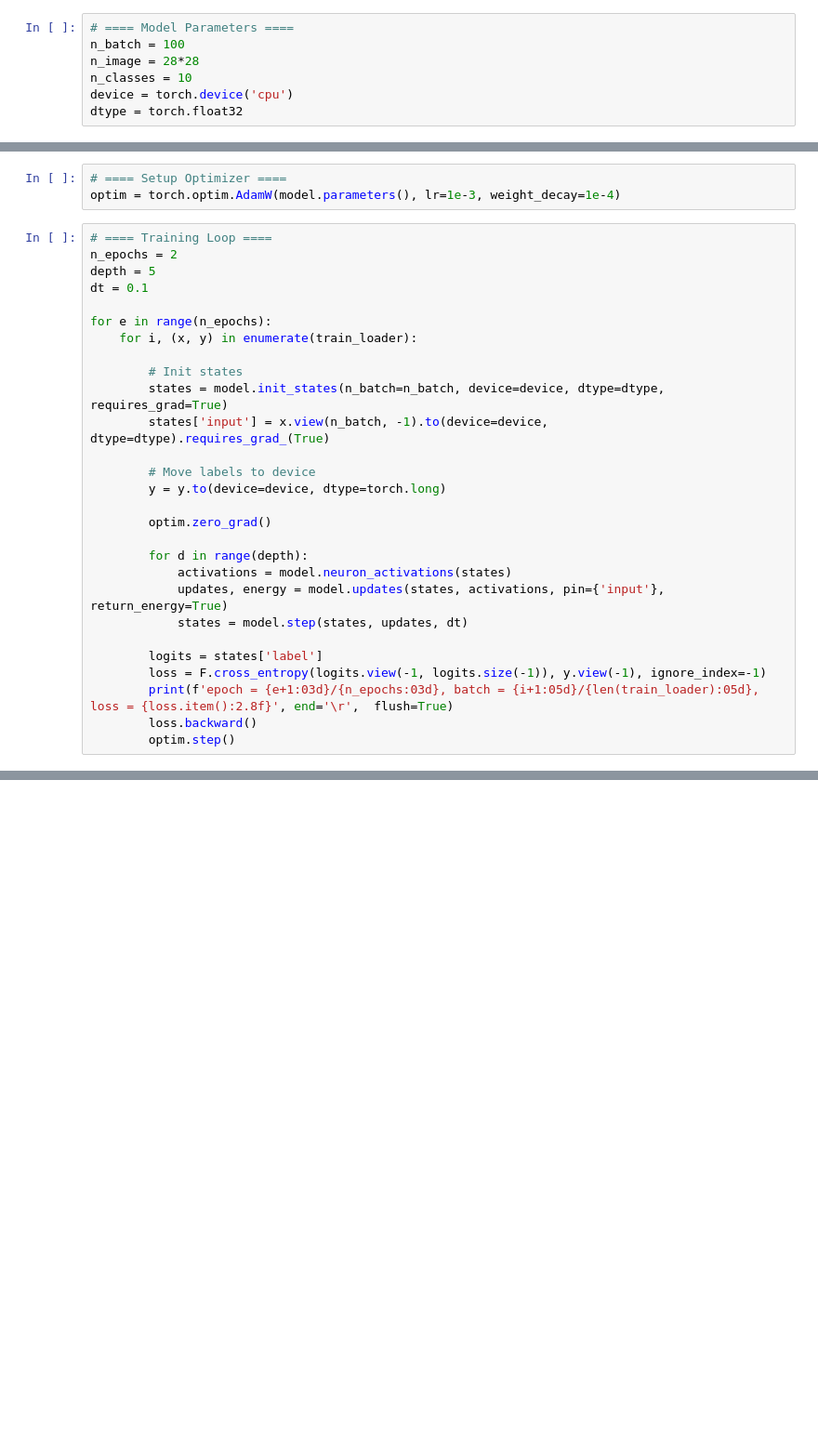
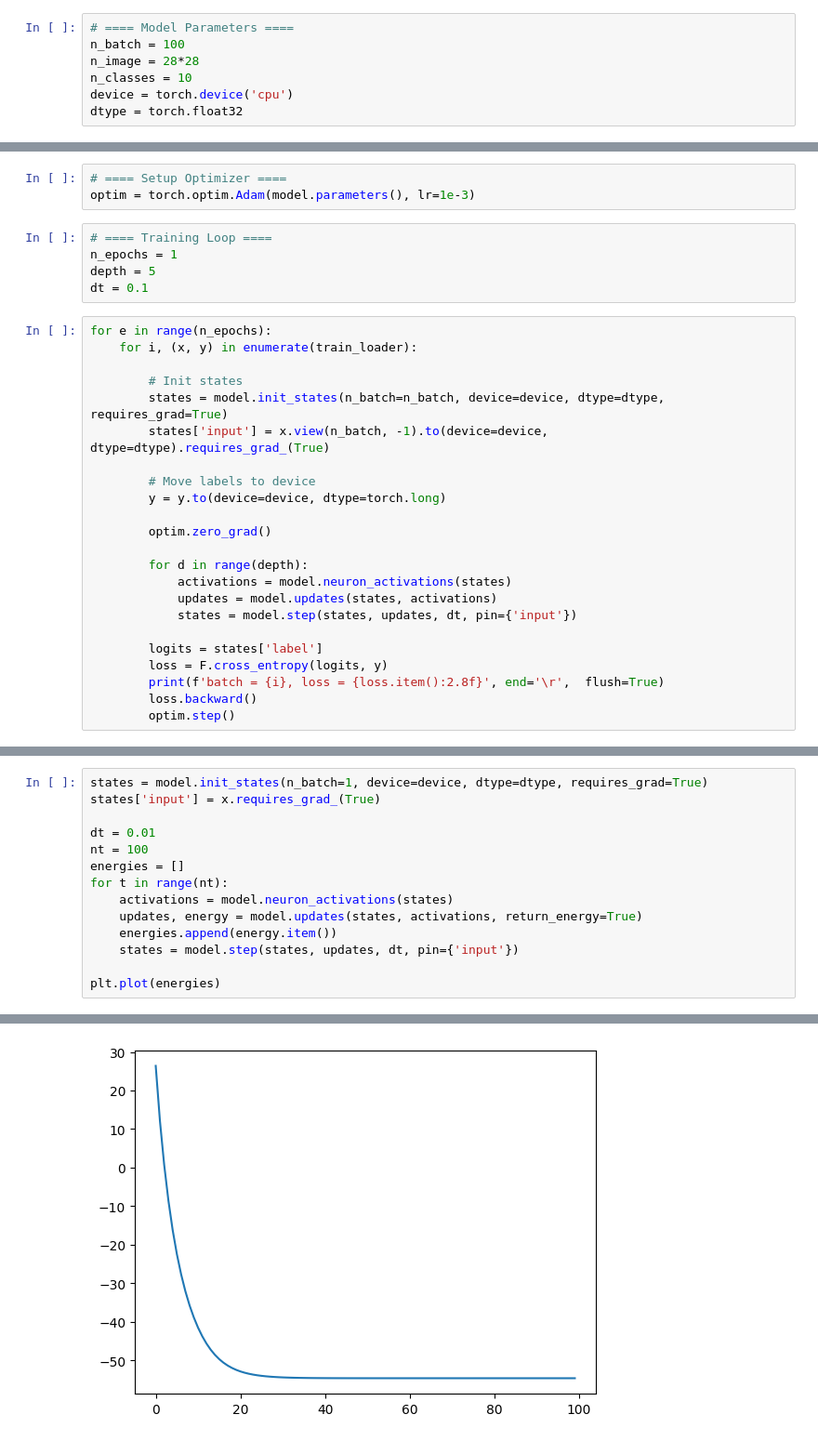
Before and after one commit to thomasjgrady/torch-ham, a Jupyter notebook: mnist.ipynb, the cells around one changed output, grey strips where cells are left out. Shown: that part at 93% size. Drawn from its saved outputs; the diff is of its cells as text; blank space fills up the shorter version.

```diff
--- a/mnist.ipynb
+++ b/mnist.ipynb
@@ -42,13 +42,13 @@ train_loader = torch.utils.data.DataLoader(train_set, batch_size=n_batch)
 test_loader = torch.utils.data.DataLoader(test_set, batch_size=n_batch)
 # %%
 # ==== Setup Optimizer ====
-optim = torch.optim.AdamW(model.parameters(), lr=1e-3, weight_decay=1e-4)
+optim = torch.optim.Adam(model.parameters(), lr=1e-3)
+# %%
+# ==== Training Loop ====
+n_epochs = 1
+depth = 5
+dt = 0.1
 # %%
-# ==== Training Loop ====
-n_epochs = 2
-depth = 5
-dt = 0.1
-
 for e in range(n_epochs):
     for i, (x, y) in enumerate(train_loader):
 
@@ -63,12 +63,12 @@ for e in range(n_epochs):
 
         for d in range(depth):
             activations = model.neuron_activations(states)
-            updates, energy = model.updates(states, activations, pin={'input'}, return_energy=True)
-            states = model.step(states, updates, dt)
+            updates = model.updates(states, activations)
+            states = model.step(states, updates, dt, pin={'input'})
 
         logits = states['label']
-        loss = F.cross_entropy(logits.view(-1, logits.size(-1)), y.view(-1), ignore_index=-1)
-        print(f'epoch = {e+1:03d}/{n_epochs:03d}, batch = {i+1:05d}/{len(train_loader):05d}, loss = {loss.item():2.8f}', end='\r',  flush=True)
+        loss = F.cross_entropy(logits, y)
+        print(f'batch = {i}, loss = {loss.item():2.8f}', end='\r',  flush=True)
         loss.backward()
         optim.step()
 # %% [output]
@@ -90,0 +90,15 @@ torch.Size([1, 28, 28])
+# %%
+states = model.init_states(n_batch=1, device=device, dtype=dtype, requires_grad=True)
+states['input'] = x.requires_grad_(True)
+
+dt = 0.01
+nt = 100
+energies = []
+for t in range(nt):
+    activations = model.neuron_activations(states)
+    updates, energy = model.updates(states, activations, return_energy=True)
+    energies.append(energy.item())
+    states = model.step(states, updates, dt, pin={'input'})
+
+plt.plot(energies)
+# %% [output]
@@ -90,0 +106 @@ torch.Size([1, 28, 28])
+[figure, added]
```
Also changed, not shown: parts of 11 cells of this notebook, 3 other files.
